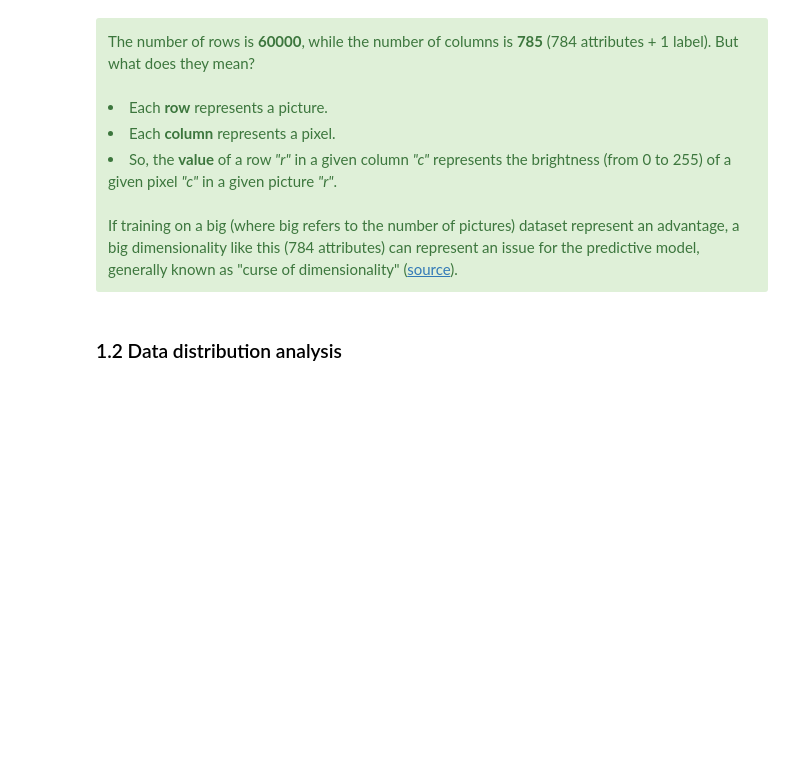
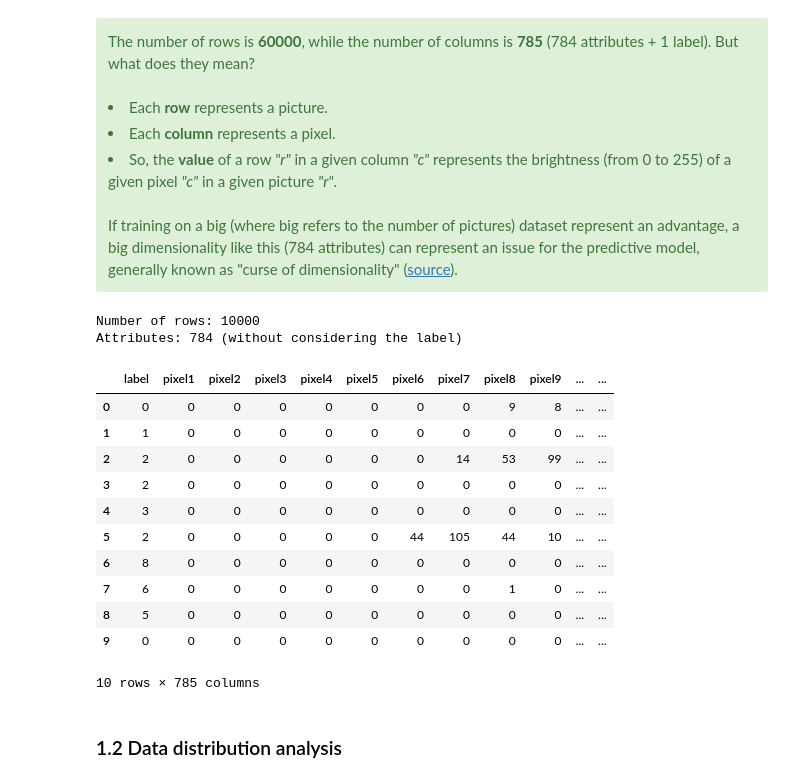
Before and after one commit to claudioscalzo/asi-challenge, a Jupyter notebook: asi_assessed_claudio_scalzo.ipynb, the cells around one changed output. Saved outputs shown, nothing was run; the diff lists cells and outputs as text; code cells hidden in the pictures; blank space fills up the shorter version.

```diff
--- a/asi_assessed_claudio_scalzo.ipynb
+++ b/asi_assessed_claudio_scalzo.ipynb
@@ -65,6 +66,26 @@ The number of rows is <b>60000</b>, while the number of columns is <b>785</b> (7
 <br>
 If training on a big (where big refers to the number of pictures) dataset represent an advantage, a big dimensionality like this (784 attributes) can represent an issue for the predictive model, generally known as "curse of dimensionality" (<a href="https://en.wikipedia.org/wiki/Curse_of_dimensionality">source</a>).
 </div>
+# %%
+# PRINT TO DESCRIBE THE TEST
+print("Number of rows:", mnistTest.shape[0])
+print("Attributes:", mnistTest.drop(columns=['label']).shape[1], "(without considering the label)")
+display(mnistTest.head(10))
+# %% [output]
+Number of rows: 10000
+Attributes: 784 (without considering the label)
+|  | label | pixel1 | pixel2 | pixel3 | pixel4 | pixel5 | pixel6 | pixel7 | pixel8 | pixel9 | ... | ... |
+| 0 | 0 | 0 | 0 | 0 | 0 | 0 | 0 | 0 | 9 | 8 | ... | ... |
+| 1 | 1 | 0 | 0 | 0 | 0 | 0 | 0 | 0 | 0 | 0 | ... | ... |
+| 2 | 2 | 0 | 0 | 0 | 0 | 0 | 0 | 14 | 53 | 99 | ... | ... |
+| 3 | 2 | 0 | 0 | 0 | 0 | 0 | 0 | 0 | 0 | 0 | ... | ... |
+| 4 | 3 | 0 | 0 | 0 | 0 | 0 | 0 | 0 | 0 | 0 | ... | ... |
+| 5 | 2 | 0 | 0 | 0 | 0 | 0 | 44 | 105 | 44 | 10 | ... | ... |
+| 6 | 8 | 0 | 0 | 0 | 0 | 0 | 0 | 0 | 0 | 0 | ... | ... |
+| 7 | 6 | 0 | 0 | 0 | 0 | 0 | 0 | 0 | 1 | 0 | ... | ... |
+| 8 | 5 | 0 | 0 | 0 | 0 | 0 | 0 | 0 | 0 | 0 | ... | ... |
+| 9 | 0 | 0 | 0 | 0 | 0 | 0 | 0 | 0 | 0 | 0 | ... | ... |
+10 rows × 785 columns
 # %% [markdown]
 ### 1.2 Data distribution analysis
 # %% [markdown]
```
Also changed, not shown: parts of 7 cells of this notebook.
